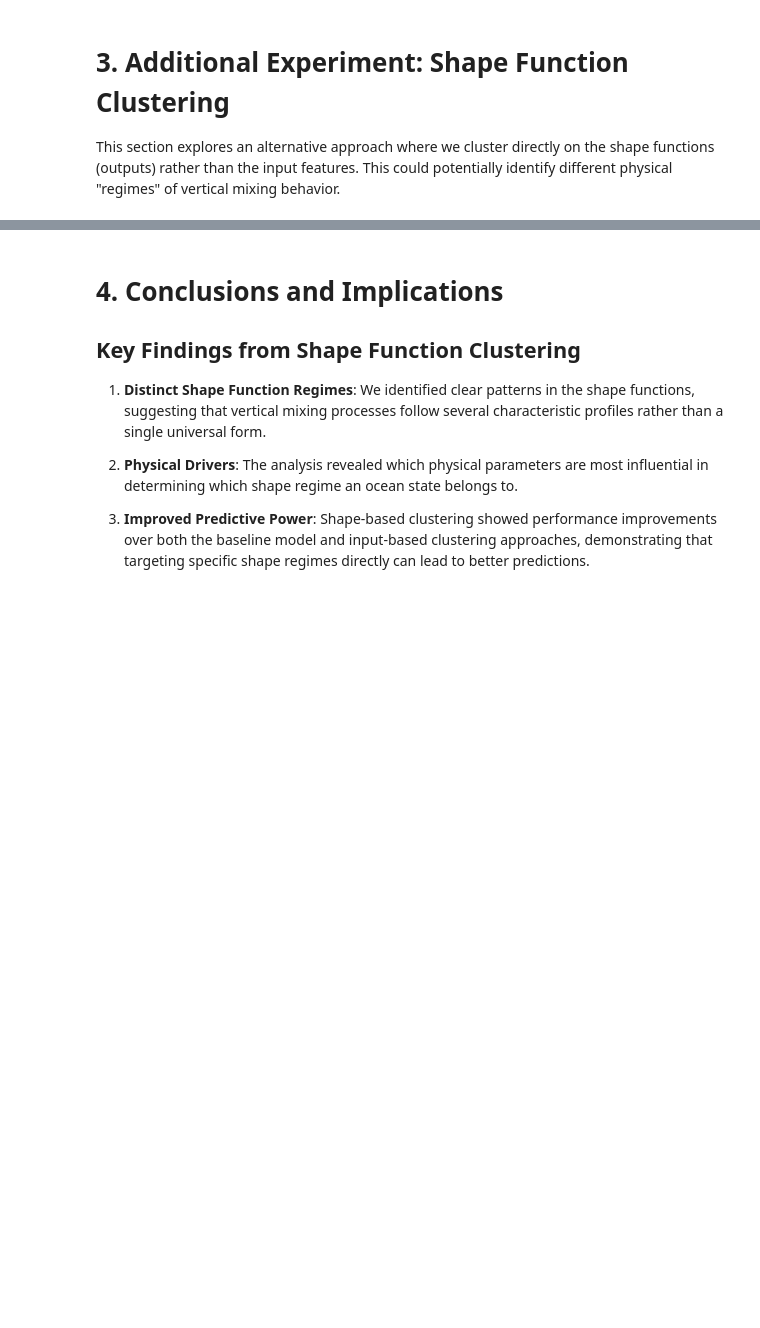
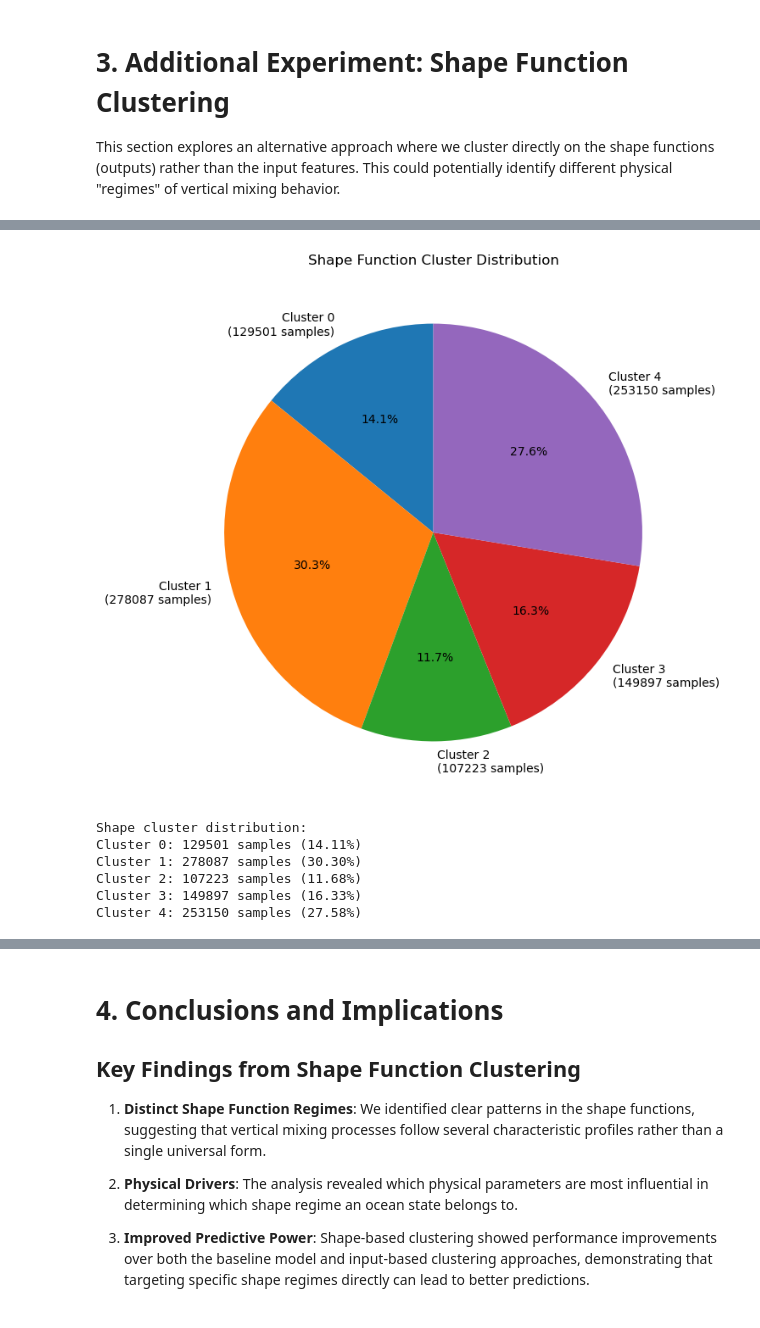
Before and after one commit to leap-stc/LEAPCourse-Climate-Pred-Challenges, a Jupyter notebook: Project-StarterCodes/Project2-Parameterization/notebooks/oceanmixing_group5.ipynb, the cells around one changed output, grey strips where cells are left out. Cells and saved outputs as stored; diff of their text form; code cells hidden in the pictures; blank space fills up the shorter version.

```diff
--- a/Project-StarterCodes/Project2-Parameterization/notebooks/oceanmixing_group5.ipynb
+++ b/Project-StarterCodes/Project2-Parameterization/notebooks/oceanmixing_group5.ipynb
@@ -969,27 +1048,35 @@ print(f"Total variance explained by 5 components: {cumulative_variance[4]:.2%}")
 # %%
 # Apply K-means clustering to the shape functions
 from sklearn.cluster import KMeans
 
-# Use 4 clusters to match our input feature clustering
-shape_n_clusters = 4
+# Use 5 clusters to match our input feature clustering
+shape_n_clusters = 5
 
 # Cluster the reduced shape functions
 kmeans_shape = KMeans(n_clusters=shape_n_clusters, random_state=42, n_init=10)
 shape_cluster_assignments = kmeans_shape.fit_predict(reduced_shapes)
 
 # Show cluster distribution
 unique, counts = np.unique(shape_cluster_assignments, return_counts=True)
 cluster_distribution = dict(zip(unique, counts))
 
 plt.figure(figsize=(8, 8))
 plt.pie(counts, labels=[f'Cluster {i}\n({count} samples)' for i, count in enumerate(counts)],
        autopct='%1.1f%%', startangle=90)
 plt.title('Shape Function Cluster Distribution')
 plt.show()
 
 print("Shape cluster distribution:")
 for cluster_id, count in cluster_distribution.items():
     print(f"Cluster {cluster_id}: {count} samples ({count/len(shape_cluster_assignments)*100:.2f}%)")
+# %% [output]
+[figure, added]
+Shape cluster distribution:
+Cluster 0: 129501 samples (14.11%)
+Cluster 1: 278087 samples (30.30%)
+Cluster 2: 107223 samples (11.68%)
+Cluster 3: 149897 samples (16.33%)
+Cluster 4: 253150 samples (27.58%)
 # %%
 # Visualize the mean shape function for each cluster
 plt.figure(figsize=(10, 8))
```
Also changed, not shown: parts of 22 cells of this notebook, 4 other files.
